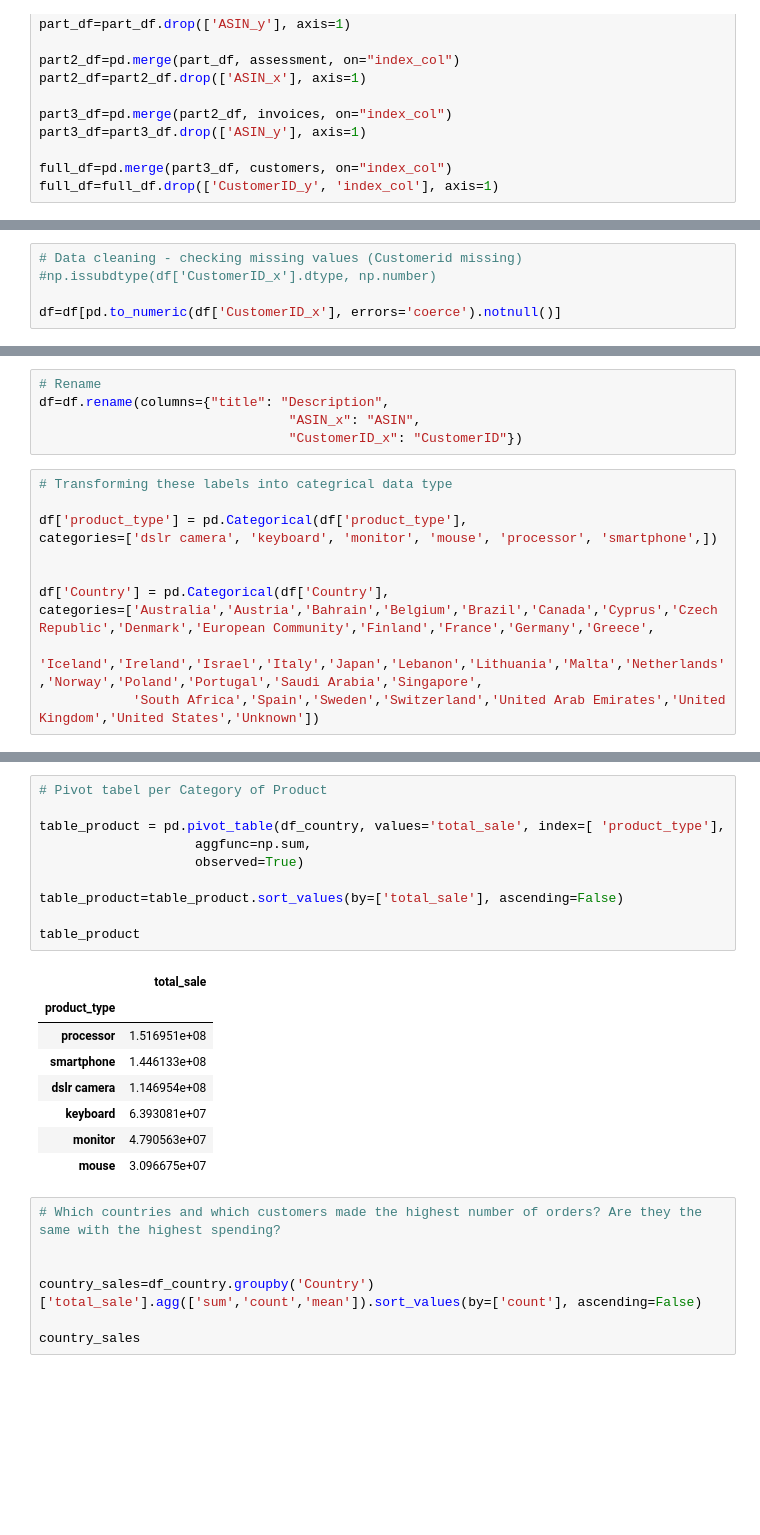
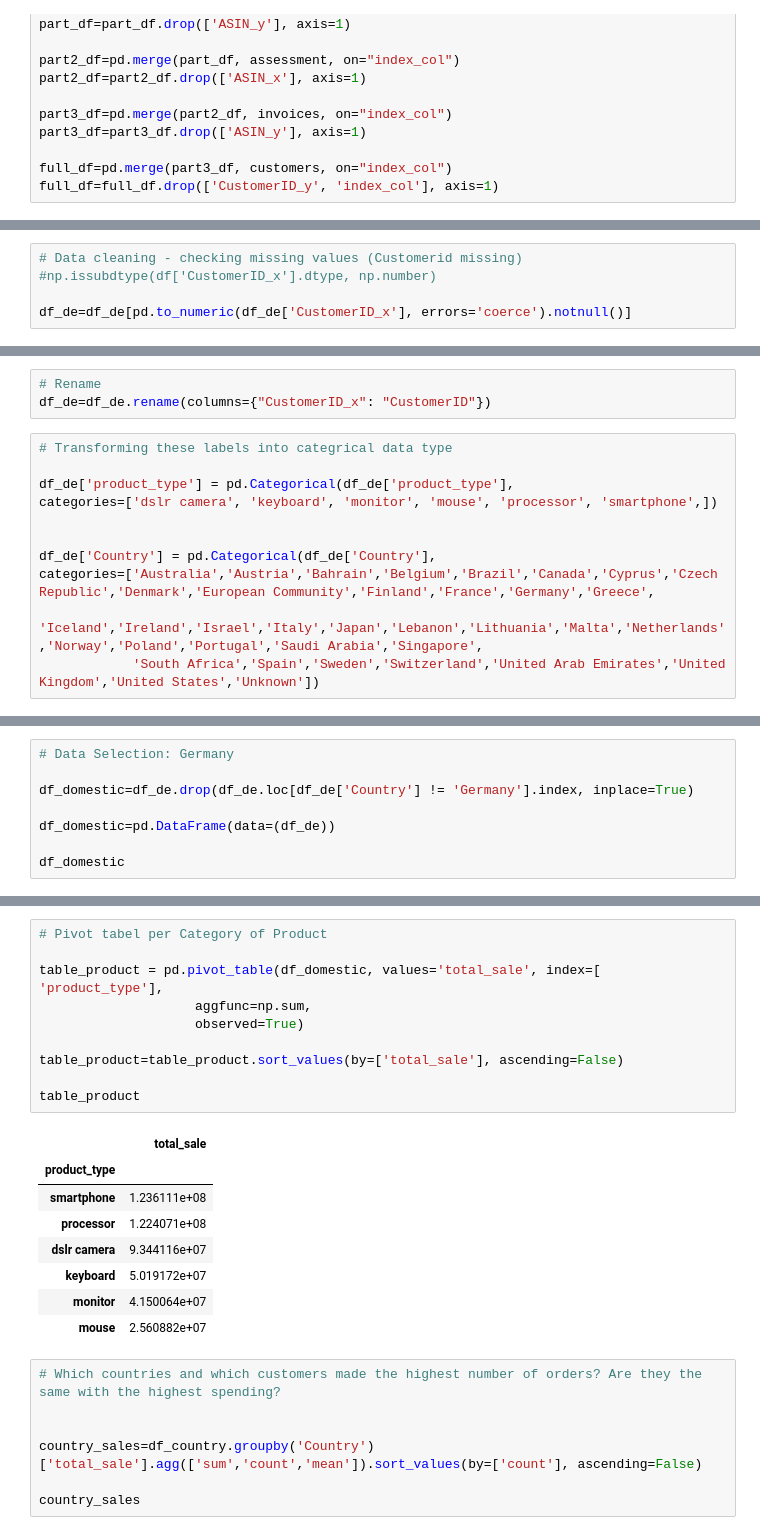
Before and after one commit to Jacopo-Spadon/E-Commerce, a Jupyter notebook: Ecom20tooDE.ipynb, the cells around one changed output, grey strips where cells are left out. Drawn from its saved outputs; the diff is of its cells as text; blank space fills up the shorter version.

```diff
--- a/Ecom20tooDE.ipynb
+++ b/Ecom20tooDE.ipynb
@@ -167,4 +116,4 @@ df=df.drop(['invoice_time', 'StockCode'], axis=1)
 # Data cleaning - checking missing values (Customerid missing)
 #np.issubdtype(df['CustomerID_x'].dtype, np.number)
 
-df=df[pd.to_numeric(df['CustomerID_x'], errors='coerce').notnull()]
+df_de=df_de[pd.to_numeric(df_de['CustomerID_x'], errors='coerce').notnull()]
@@ -175,16 +120,14 @@ df_country=df[pd.to_numeric(df['CustomerID_x'], errors='coerce').notnull()]
 # %%
 # Rename
-df=df.rename(columns={"title": "Description",
-                                "ASIN_x": "ASIN",
-                                "CustomerID_x": "CustomerID"})
+df_de=df_de.rename(columns={"CustomerID_x": "CustomerID"})
 # %%
 # Transforming these labels into categrical data type
 
-df['product_type'] = pd.Categorical(df['product_type'],
+df_de['product_type'] = pd.Categorical(df_de['product_type'],
 categories=['dslr camera', 'keyboard', 'monitor', 'mouse', 'processor', 'smartphone',])
 
 
-df['Country'] = pd.Categorical(df['Country'],
+df_de['Country'] = pd.Categorical(df_de['Country'],
 categories=['Australia','Austria','Bahrain','Belgium','Brazil','Canada','Cyprus','Czech Republic','Denmark','European Community','Finland','France','Germany','Greece',
             'Iceland','Ireland','Israel','Italy','Japan','Lebanon','Lithuania','Malta','Netherlands','Norway','Poland','Portugal','Saudi Arabia','Singapore',
             'South Africa','Spain','Sweden','Switzerland','United Arab Emirates','United Kingdom','United States','Unknown'])
@@ -235,0 +166,8 @@ df_country=pd.DataFrame(data=(df))
+# %%
+# Data Selection: Germany
+
+df_domestic=df_de.drop(df_de.loc[df_de['Country'] != 'Germany'].index, inplace=True)
+
+df_domestic=pd.DataFrame(data=(df_de))
+
+df_domestic
@@ -287,22 +237,22 @@ table_customer
 # %%
 # Pivot tabel per Category of Product
 
-table_product = pd.pivot_table(df_country, values='total_sale', index=[ 'product_type'],
+table_product = pd.pivot_table(df_domestic, values='total_sale', index=[ 'product_type'],
                     aggfunc=np.sum,
                     observed=True)
 
 table_product=table_product.sort_values(by=['total_sale'], ascending=False)
 
 table_product
 # %% [output]
 |  | total_sale |
 | product_type |  |
-| processor | 1.516951e+08 |
-| smartphone | 1.446133e+08 |
-| dslr camera | 1.146954e+08 |
-| keyboard | 6.393081e+07 |
-| monitor | 4.790563e+07 |
-| mouse | 3.096675e+07 |
+| smartphone | 1.236111e+08 |
+| processor | 1.224071e+08 |
+| dslr camera | 9.344116e+07 |
+| keyboard | 5.019172e+07 |
+| monitor | 4.150064e+07 |
+| mouse | 2.560882e+07 |
 # %%
 # Which countries and which customers made the highest number of orders? Are they the same with the highest spending?
 
```
Also changed, not shown: parts of 13 cells of this notebook.
